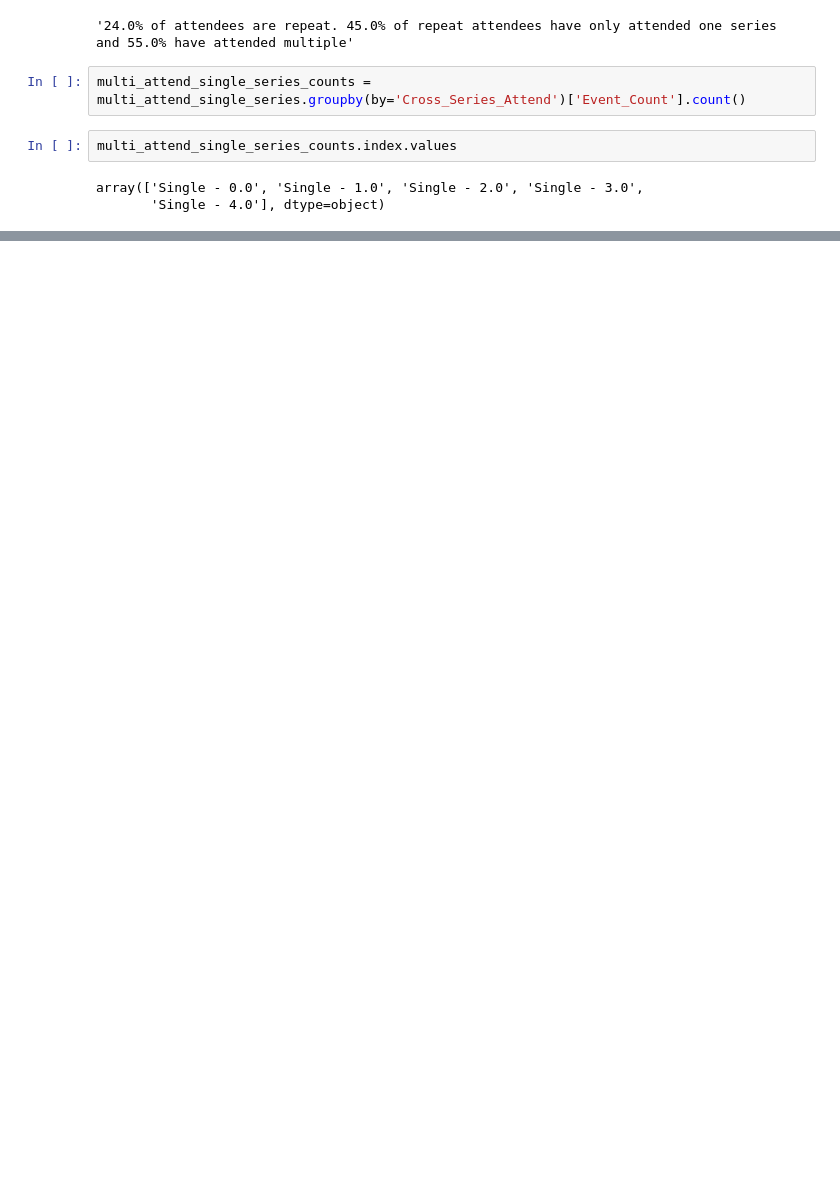
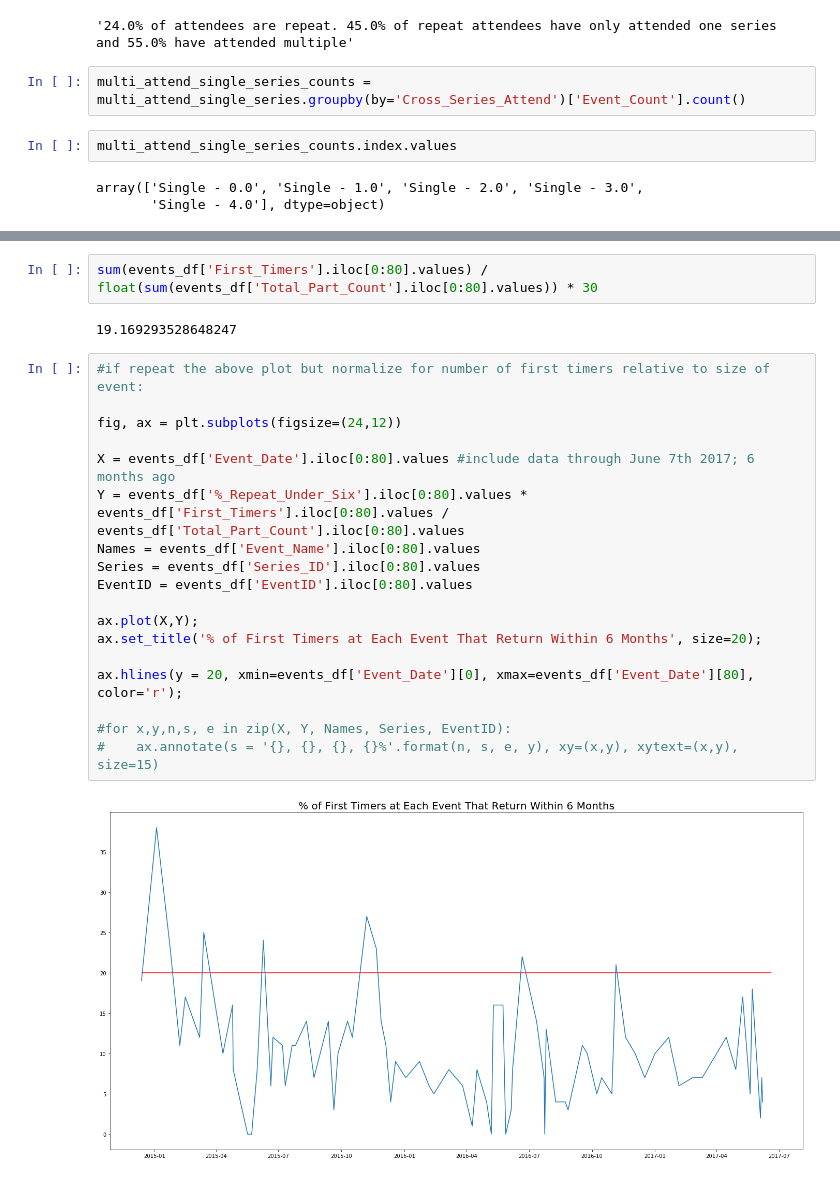
Before and after one commit to gcnuss/trailrun_participation, a Jupyter notebook: notebooks/Attendance_EDA.ipynb, the cells around one changed output, grey strips where cells are left out. Cells and saved outputs as stored; diff of their text form; blank space fills up the shorter version.

```diff
--- a/notebooks/Attendance_EDA.ipynb
+++ b/notebooks/Attendance_EDA.ipynb
@@ -160,0 +327,24 @@ Series 4: 18.0%
+# %%
+sum(events_df['First_Timers'].iloc[0:80].values) / float(sum(events_df['Total_Part_Count'].iloc[0:80].values)) * 30
+# %% [output]
+19.169293528648247
+# %%
+#if repeat the above plot but normalize for number of first timers relative to size of event:
+
+fig, ax = plt.subplots(figsize=(24,12))
+
+X = events_df['Event_Date'].iloc[0:80].values #include data through June 7th 2017; 6 months ago
+Y = events_df['%_Repeat_Under_Six'].iloc[0:80].values * events_df['First_Timers'].iloc[0:80].values / events_df['Total_Part_Count'].iloc[0:80].values
+Names = events_df['Event_Name'].iloc[0:80].values
+Series = events_df['Series_ID'].iloc[0:80].values
+EventID = events_df['EventID'].iloc[0:80].values
+
+ax.plot(X,Y);
+ax.set_title('% of First Timers at Each Event That Return Within 6 Months', size=20);
+
+ax.hlines(y = 20, xmin=events_df['Event_Date'][0], xmax=events_df['Event_Date'][80], color='r');
+
+#for x,y,n,s, e in zip(X, Y, Names, Series, EventID):
+#    ax.annotate(s = '{}, {}, {}, {}%'.format(n, s, e, y), xy=(x,y), xytext=(x,y), size=15)
+# %% [output]
+[figure, added]
```
Also changed, not shown: parts of 53 cells of this notebook, 1 other file.
